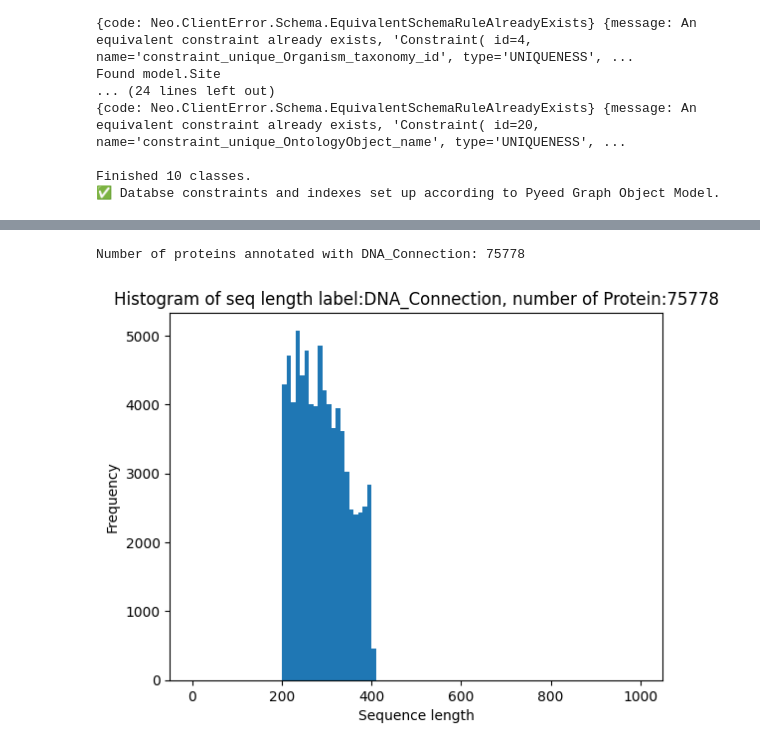
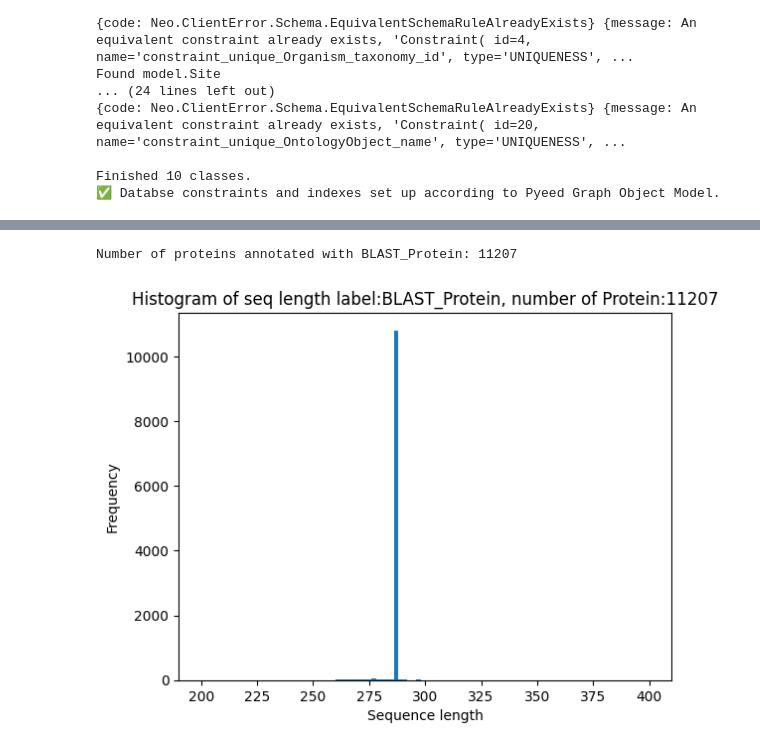
Before and after one commit to PyEED/TEM-lactamase, a Jupyter notebook: scr/code/006_TEM_Data_Stats.ipynb, the cells around one changed output, grey strips where cells are left out. Saved outputs shown, nothing was run; the diff lists cells and outputs as text; code cells hidden in the pictures.

```diff
--- a/scr/code/006_TEM_Data_Stats.ipynb
+++ b/scr/code/006_TEM_Data_Stats.ipynb
@@ -236,40 +236,40 @@ IDs of DNA sequences with the most connections to proteins: [{'d.accession_id':
 # %%
 label_type = "Source"
 label_value = "DNA_Connection"
-#label_value = "BLAST_Protein"
+label_value = "BLAST_Protein"
 #label_value = "ELBD"
 
 node_type = "Protein"
 #node_type = "DNA"
 
 #label_value = 'DE_NOVO_BASED_ON_DNA'
 
 # give me a sequence histogram for al the proteins that are annoted by a label source with the value BLAST_Protein
 # first get all the proteins that are annotated with the label source and the value BLAST_Protein
 query_proteins_annotated_with_blast_protein = f"""
     MATCH (p:{node_type}) WHERE p.{label_type} = '{label_value}' RETURN p.accession_id
 """
 proteins_annotated_with_blast_protein = eedb.db.execute_read(query_proteins_annotated_with_blast_protein)
 print(f"Number of proteins annotated with {label_value}: {len(proteins_annotated_with_blast_protein)}")
 
 # get the sequence length of the proteins
 query_sequence_length_of_proteins_annotated_with_blast_protein = f"""
     MATCH (p:{node_type}) WHERE p.{label_type} = '{label_value}' RETURN p.seq_length
 """
 sequence_length_of_proteins_annotated_with_blast_protein = eedb.db.execute_read(query_sequence_length_of_proteins_annotated_with_blast_protein)
 
 sequence_length_of_proteins_annotated_with_blast_protein = [item["p.seq_length"] for item in sequence_length_of_proteins_annotated_with_blast_protein]
 
 # plot the histogram of the sequence length of the proteins
-plt.hist(sequence_length_of_proteins_annotated_with_blast_protein, bins=100, range=(0, 1000))
+plt.hist(sequence_length_of_proteins_annotated_with_blast_protein, bins=100, range=(200, 400))
 plt.title(f"Histogram of seq length label:{label_value}, number of {node_type}:{len(sequence_length_of_proteins_annotated_with_blast_protein)}")
 plt.xlabel("Sequence length")
 plt.ylabel("Frequency")
 plt.show()
 plt.close()
 # %% [output]
-Number of proteins annotated with DNA_Connection: 75778
+Number of proteins annotated with BLAST_Protein: 11207
-[figure, old version]
+[figure, new version]
 # %%
 # the number of the proteins labeled like the above shoudl include all proteins in the database
 # so i want to check if the number of proteins labeled like the above is the same as the total number of proteins in the database
```
Also changed, not shown: parts of 11 cells of this notebook, 11 other files.
